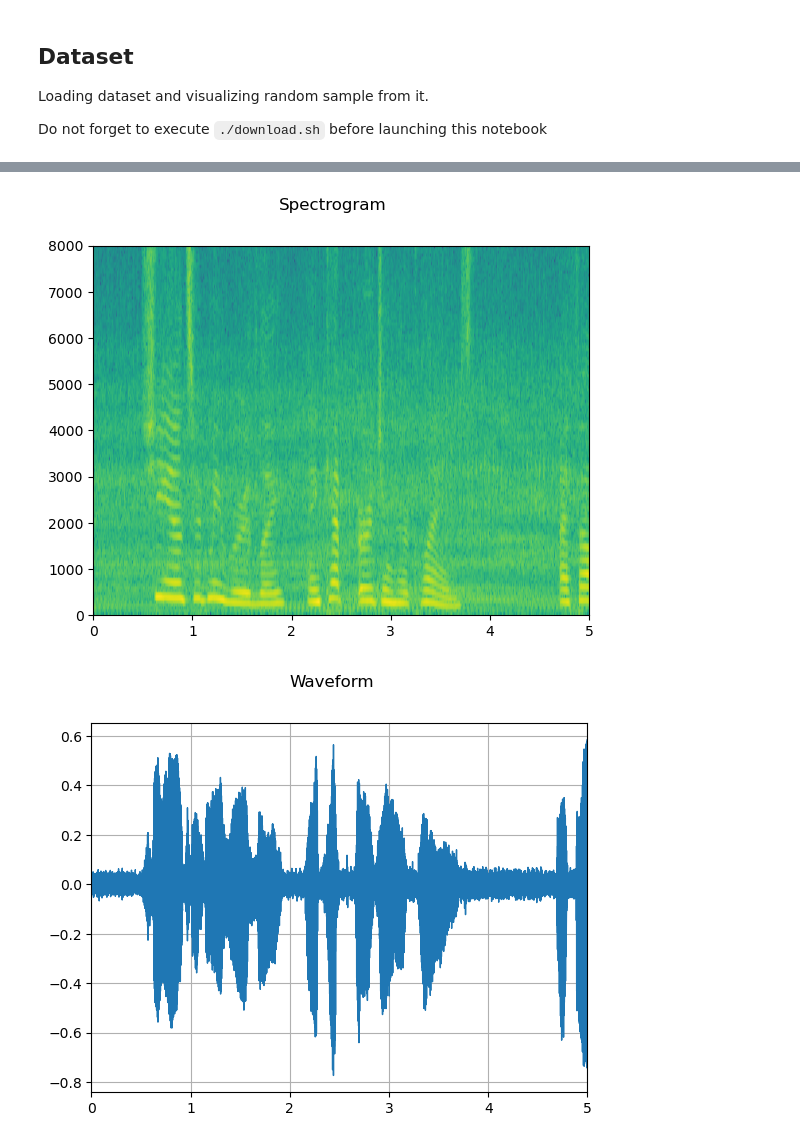
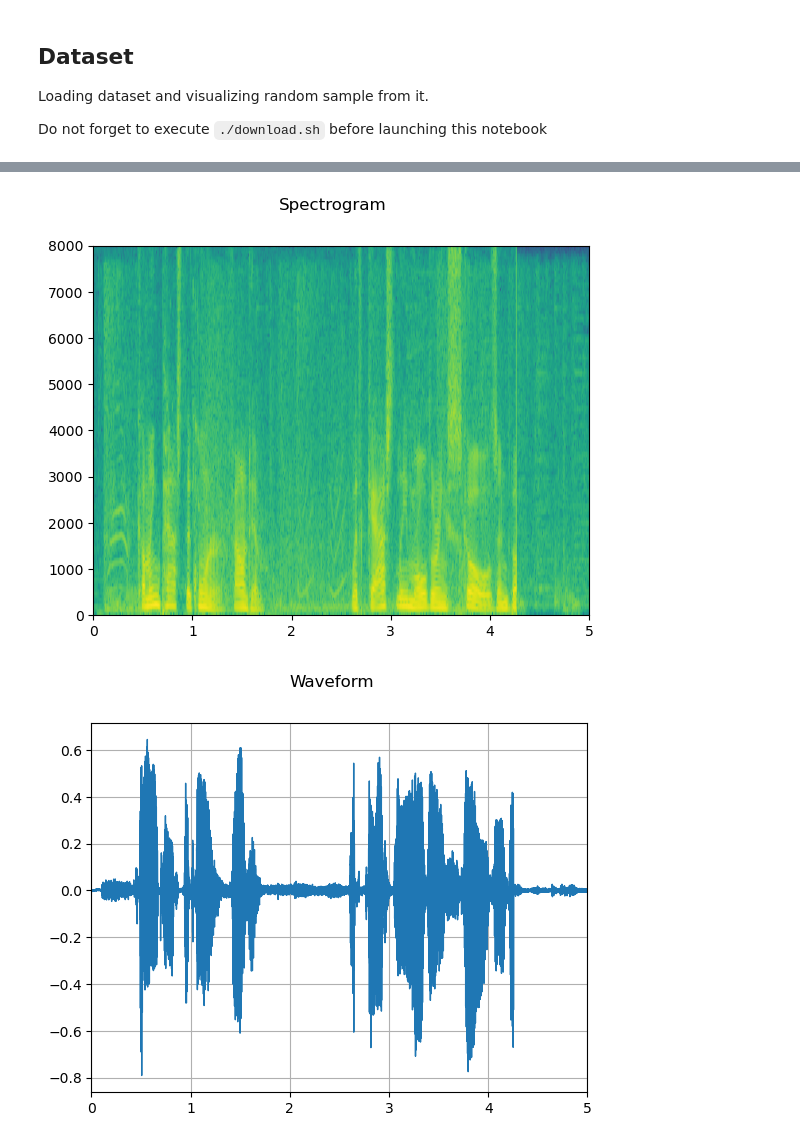
Before and after one commit to ex3ndr/supervad, a Jupyter notebook: evaluation.ipynb, the cells around one changed output, grey strips where cells are left out. Cells and saved outputs as stored; diff of their text form; code cells hidden in the pictures.

```diff
--- a/evaluation.ipynb
+++ b/evaluation.ipynb
@@ -18,13 +18,14 @@ Loading dataset and visualizing random sample from it.
 Do not forget to execute `./download.sh` before launching this notebook
 # %%
 dataset = preprocessed_audio_dataset("./datasets/supervad-1/vad_test/")
-sample, labels = dataset[22]
+# sample, labels = dataset[22]
+sample, labels = sample_dataset(dataset)
 
-plot_specgram(sample)
-plot_waveform(sample)
+plot_specgram(sample.unsqueeze(0))
+plot_waveform(sample.unsqueeze(0))
 plot_labels(labels)
 play_audio(sample)
 # %% [output]
 [interactive output not drawn]
-[figure, old version]
+[figure, new version]
-[figure, old version]
+[figure, new version]
```
Also changed, not shown: parts of 5 cells of this notebook, 7 other files.
